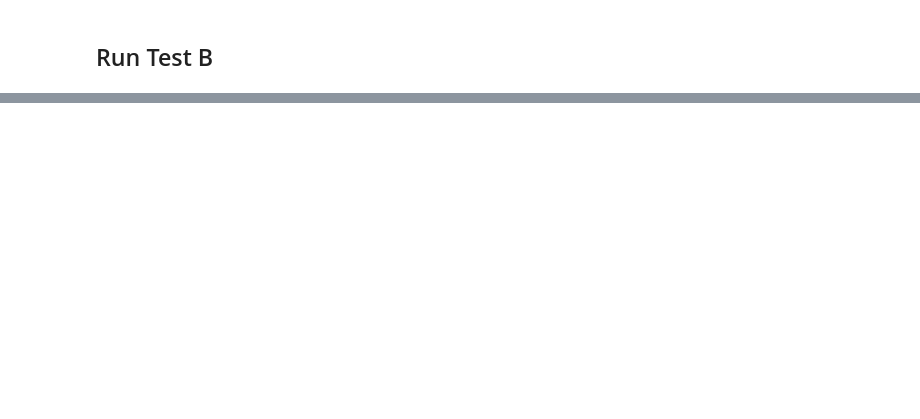
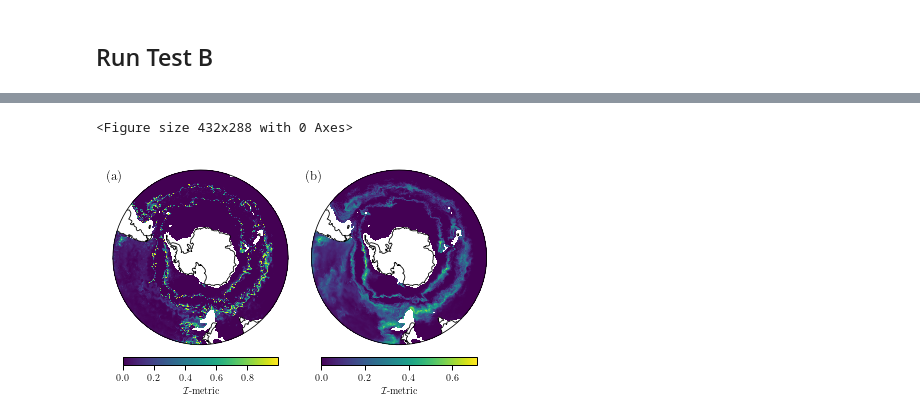
Before and after one commit to sdat2/pyxpcm, a Jupyter notebook: Gen-Plot-Func.ipynb, the cells around one changed output, grey strips where cells are left out. Drawn from its saved outputs; the diff is of its cells as text; code cells hidden in the pictures; blank space fills up the shorter version.

```diff
--- a/Gen-Plot-Func.ipynb
+++ b/Gen-Plot-Func.ipynb
@@ -425,0 +402,9 @@ RuntimeError: NetCDF: HDF error
+# %%
+sep_plots([ds.IMETRIC.isel(Imetric=0, time=40),
+           ds.IMETRIC.isel(Imetric=0).mean(dim="time", skipna=True)],
+          ['$\mathcal{I}$-metric ',
+           '$\mathcal{I}$-metric'])
+plt.savefig('../FBSO-Report/images/fig3-new.png', dpi=900, bbox_inches='tight')
+# %% [output]
+<Figure size 432x288 with 0 Axes>
+[figure, added]
```
Also changed, not shown: parts of 22 cells of this notebook.
